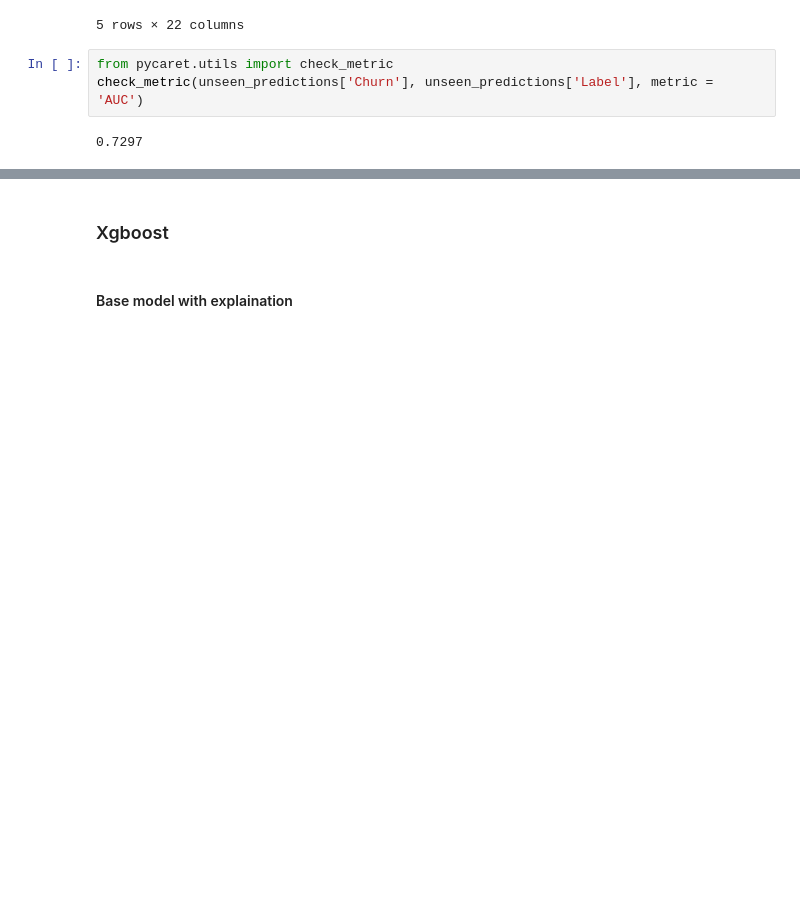
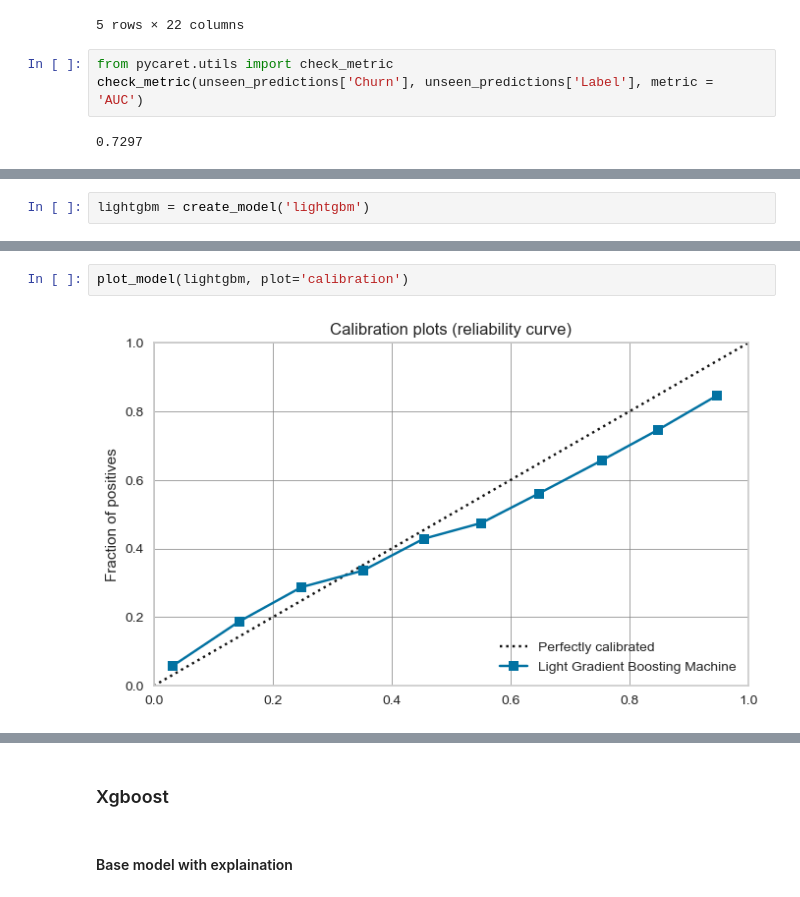
Before and after one commit to duybluemind1988/project_py, a Jupyter notebook: Churn/Churn_final.ipynb, the cells around one changed output, grey strips where cells are left out. Drawn from its saved outputs; the diff is of its cells as text; blank space fills up the shorter version.

```diff
--- a/Churn/Churn_final.ipynb
+++ b/Churn/Churn_final.ipynb
@@ -1002,0 +1298,2 @@ check_metric(unseen_predictions['Churn'], unseen_predictions['Label'], metric =
+# %%
+lightgbm = create_model('lightgbm')
@@ -1002,0 +1314,4 @@ check_metric(unseen_predictions['Churn'], unseen_predictions['Label'], metric =
+# %%
+plot_model(lightgbm, plot='calibration')
+# %% [output]
+[figure, added]
```
Also changed, not shown: parts of 106 cells of this notebook, 8 other files.
